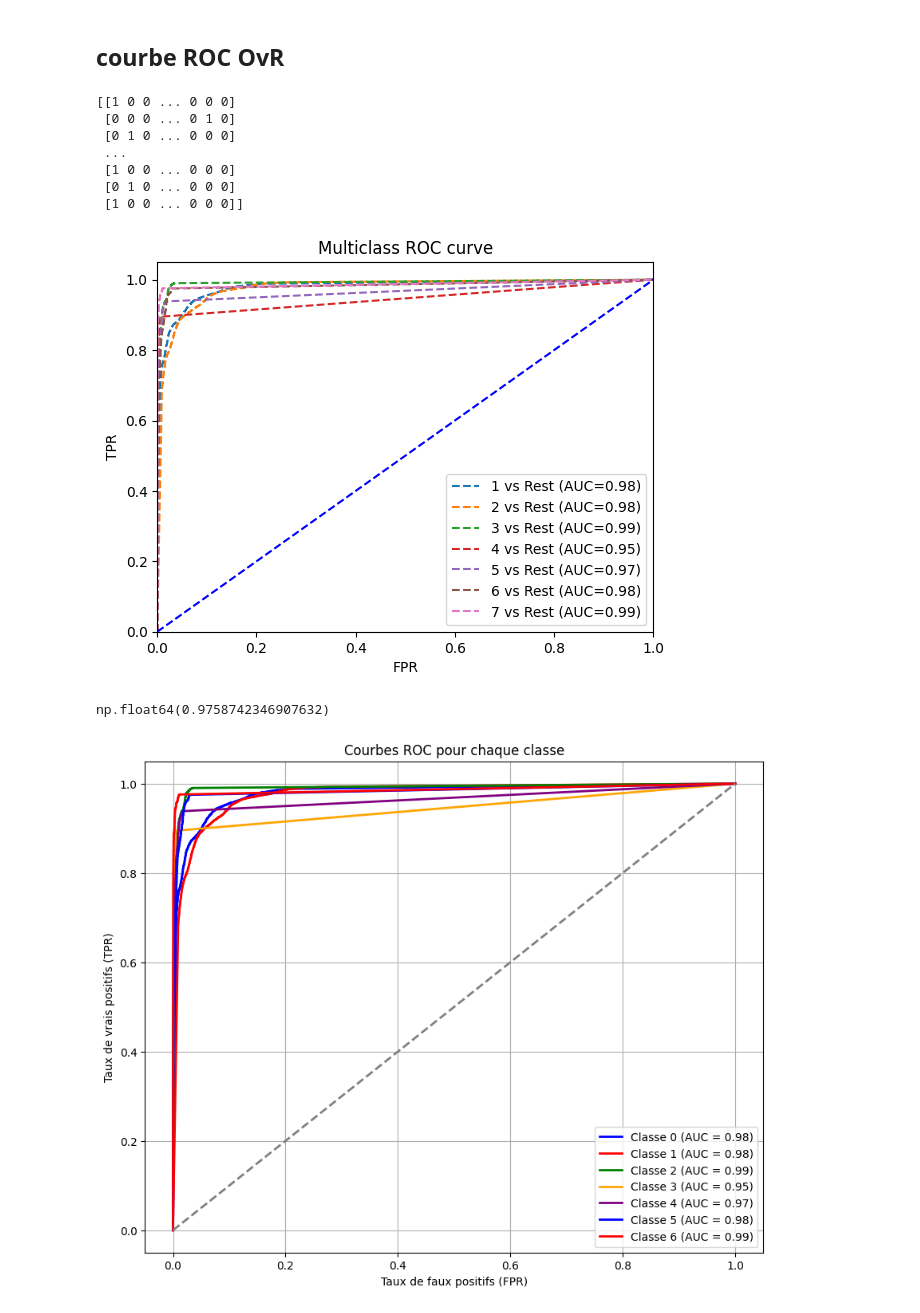
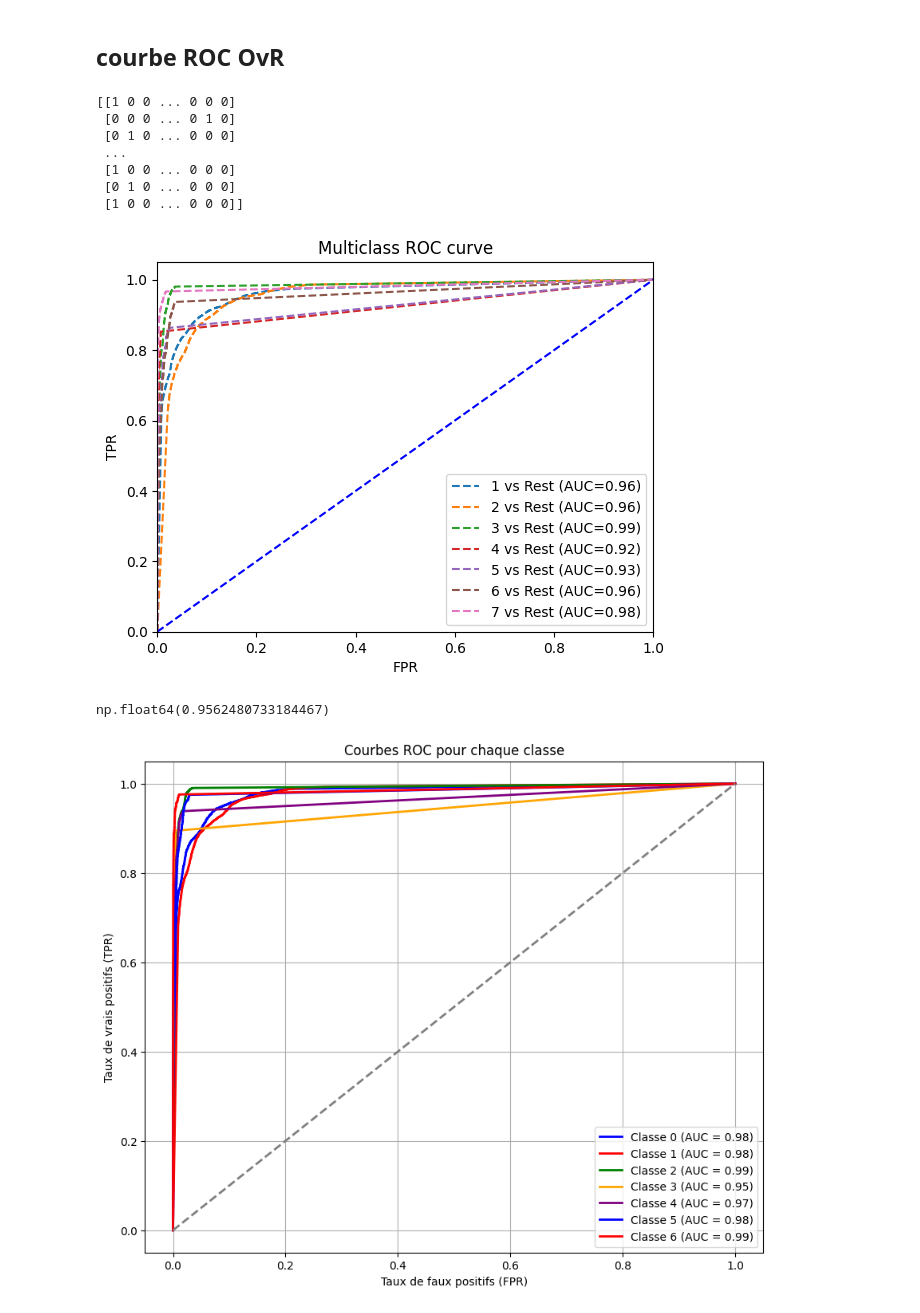
Before and after one commit to raphbrd/M2-data-challenge, a Jupyter notebook: TP_classification-1.ipynb, the cells around one changed output. Drawn from its saved outputs; the diff is of its cells as text; code cells hidden in the pictures.

```diff
--- a/TP_classification-1.ipynb
+++ b/TP_classification-1.ipynb
@@ -260,10 +306,10 @@ class_weights_dict = dict(zip(classes, class_weights))
 rf_model = RandomForestClassifier(class_weight=class_weights_dict)
 
 # Entraînez le modèle sur l'ensemble d'entraînement
-rf_model.fit(X_train, y_train)
+rf_model.fit(X_train_scaled, y_train)
 
 # Faites des prédictions sur l'ensemble de test
-y_pred = rf_model.predict(X_val)
+y_pred = rf_model.predict(X_val_scaled)
 
 # Calcul de l'exactitude
 accuracy = accuracy_score(y_val, y_pred)
@@ -339,0 +611,28 @@ fig.tight_layout()
+# %%
+from sklearn.model_selection import GridSearchCV
+print("Optimisation des hyperparamètres pour AdaBoost:")
+param_grid_ada = {
+    'n_estimators': [50, 100, 200],
+    'learning_rate': [0.01, 0.1, 0.2]
+}
+
+ada = AdaBoostClassifier(random_state=42)
+grid_search_ada = GridSearchCV(ada, param_grid_ada, cv=5, scoring='f1_weighted', verbose=1, n_jobs=-1)
+grid_search_ada.fit(X_train_scaled, y_train)
+
+# Meilleurs hyperparamètres pour AdaBoost
+print(f"Best parameters found for AdaBoost: {grid_search_ada.best_params_}")
+print(f"Best cross-validation F1-score: {grid_search_ada.best_score_:.2f}")
+
+# Prédire sur l'ensemble de validation avec le meilleur modèle AdaBoost
+best_ada = grid_search_ada.best_estimator_
+y_pred_ada = best_ada.predict(X_val_scaled)
+
+# Évaluer les performances du modèle AdaBoost
+accuracy_ada = accuracy_score(y_val, y_pred_ada)
+print(f"Exactitude du modèle : {accuracy_ada:.2f}")
+print(confusion_matrix(y_val, y_pred_ada))
+print(classification_report(y_val, y_pred_ada))
+
+f1_ada = f1_score(y_val, y_pred_ada, average='weighted')
+print(f"F1-score (pondéré) : {f1_ada:.2f}")
@@ -346,10 +665,10 @@ from sklearn.svm import SVC
 svm_model = SVC()
 
 # Entraîner le modèle SVM sur les données
-svm_model.fit(X_train, y_train)
+svm_model.fit(X_select, y_train)
 
 # Prédictions sur les données de validation
-y_pred = svm_model.predict(X_val)
+y_pred = svm_model.predict(X_select_val)
 
 # Calcul de l'exactitude
 accuracy = accuracy_score(y_val, y_pred)
@@ -384,10 +703,10 @@ from sklearn.neighbors import KNeighborsClassifier
 knn_model = KNeighborsClassifier(n_neighbors=5, weights="distance")
 
 # Entraînez le modèle sur l'ensemble d'entraînement
-knn_model.fit(X_train, y_train)
+knn_model.fit(X_select, y_train)
 
 # Faites des prédictions sur l'ensemble de test
-y_pred = knn_model.predict(X_val)
+y_pred = knn_model.predict(X_select)
 
 # Calcul de l'exactitude
 accuracy = accuracy_score(y_val, y_pred)
@@ -421,7 +862,7 @@ F1-score (pondéré) : 0.90
 from sklearn.preprocessing import label_binarize
 
 # probabilités de prédiction pour chaque classe
-pred_prob = knn_model.predict_proba(X_val)
+pred_prob = knn_model.predict_proba(X_val_scaled)
 y_test_binarized = label_binarize(y_val,classes=np.unique(y_val))
 print(y_test_binarized)
 Classes = ['1','2', '3', '4', '5', '6', '7']
@@ -430,40 +871,40 @@ from sklearn.metrics import roc_curve,auc
 
 fpr = {}
 tpr = {}
 thresh ={}
 roc_auc = dict()
 n_class = 7
 
 for i in range(n_class):
     fpr[i], tpr[i], thresh[i] = roc_curve(y_test_binarized[:,i], pred_prob[:,i])
     roc_auc[i] = auc(fpr[i], tpr[i])
 
     # plotting
     plt.plot(fpr[i], tpr[i], linestyle='--',label='%s vs Rest (AUC=%0.2f)'%(Classes[i],roc_auc[i]))
 
 plt.plot([0,1],[0,1],'b--')
 plt.xlim([0,1])
 plt.ylim([0,1.05])
 plt.title('Multiclass ROC curve')
 plt.xlabel('FPR')
 plt.ylabel('TPR')
 plt.legend(loc='lower right')
 plt.show()
 # %% [output]
 [[1 0 0 ... 0 0 0]
  [0 0 0 ... 0 1 0]
  [0 1 0 ... 0 0 0]
  ...
  [1 0 0 ... 0 0 0]
  [0 1 0 ... 0 0 0]
  [1 0 0 ... 0 0 0]]
-[figure, old version]
+[figure, new version]
 # %%
 from sklearn.metrics import roc_auc_score
-y_scores = knn_model.predict_proba(X_val)
+y_scores = knn_model.predict_proba(X_val_scaled)
 roc_auc_score(y_val, y_scores,multi_class = "ovr")
 # %% [output]
-np.float64(0.9758742346907632)
+np.float64(0.9562480733184467)
 # %%
 import numpy as np
 import matplotlib.pyplot as plt
```
Also changed, not shown: parts of 19 cells of this notebook.
